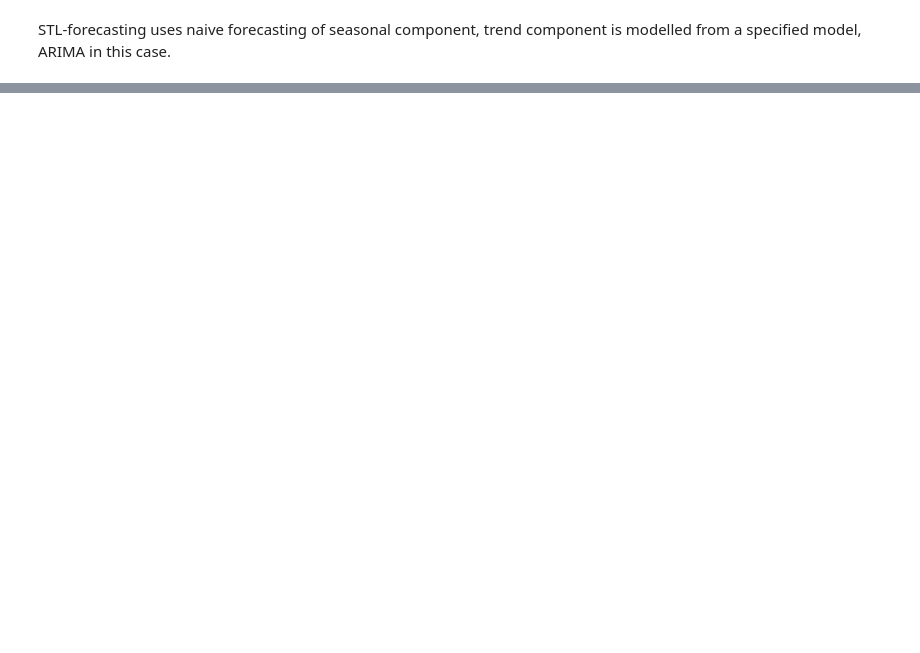
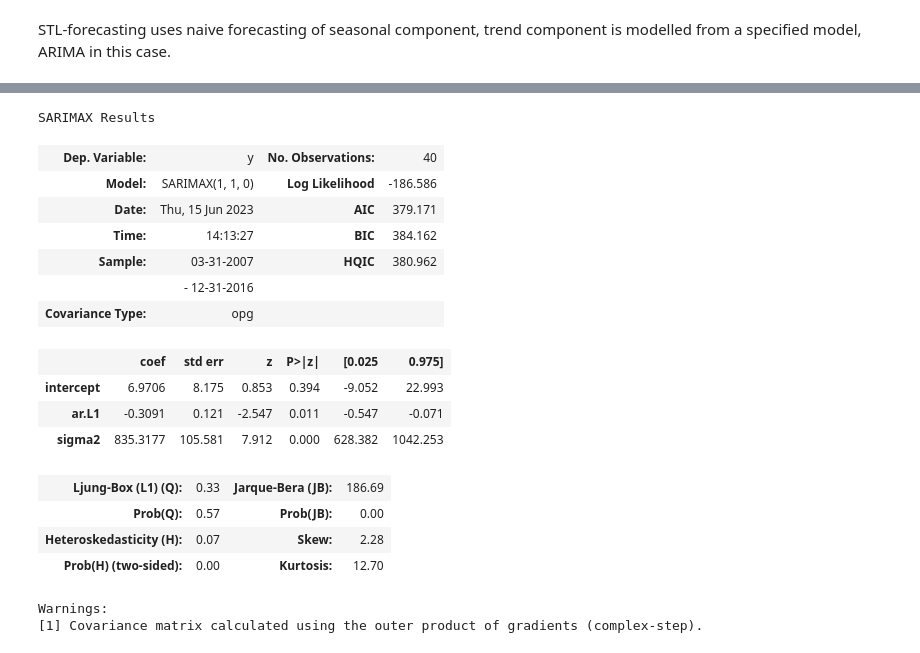
Before and after one commit to Felix-Busse/Recurrent_NNR, a Jupyter notebook: US_realestate_sales.ipynb, the cells around one changed output, grey strips where cells are left out. Cells and saved outputs as stored; diff of their text form; code cells hidden in the pictures; blank space fills up the shorter version.

```diff
--- a/US_realestate_sales.ipynb
+++ b/US_realestate_sales.ipynb
@@ -229,0 +287,4 @@ Text(0.5, 1.0, 'Training period and prediction of\nthree bedroom real estate pri
+# %%
+model_auto_arima = pm.auto_arima(df_train.three, start_p=0, start_d=0, start_q=0, test='adf',
+                                 stepwise=False, max_p=1, max_d=1, max_q=1, start_P=0,
+                                 start_Q=0, max_P=1, max_D=1, max_Q=1, m=4, trace=True)
@@ -229,0 +311,21 @@ Text(0.5, 1.0, 'Training period and prediction of\nthree bedroom real estate pri
+# %%
+model_auto_arima.summary()
+# %% [output]
+SARIMAX Results
+| Dep. Variable: | y | No. Observations: | 40 |
+| Model: | SARIMAX(1, 1, 0) | Log Likelihood | -186.586 |
+| Date: | Thu, 15 Jun 2023 | AIC | 379.171 |
+| Time: | 14:13:27 | BIC | 384.162 |
+| Sample: | 03-31-2007 | HQIC | 380.962 |
+|  | - 12-31-2016 |  |  |
+| Covariance Type: | opg |  |  |
+|  | coef | std err | z | P>|z| | [0.025 | 0.975] |
+| intercept | 6.9706 | 8.175 | 0.853 | 0.394 | -9.052 | 22.993 |
+| ar.L1 | -0.3091 | 0.121 | -2.547 | 0.011 | -0.547 | -0.071 |
+| sigma2 | 835.3177 | 105.581 | 7.912 | 0.000 | 628.382 | 1042.253 |
+| Ljung-Box (L1) (Q): | 0.33 | Jarque-Bera (JB): | 186.69 |
+| Prob(Q): | 0.57 | Prob(JB): | 0.00 |
+| Heteroskedasticity (H): | 0.07 | Skew: | 2.28 |
+| Prob(H) (two-sided): | 0.00 | Kurtosis: | 12.70 |
+Warnings:
+[1] Covariance matrix calculated using the outer product of gradients (complex-step).
```
Also changed, not shown: parts of 8 cells of this notebook.
